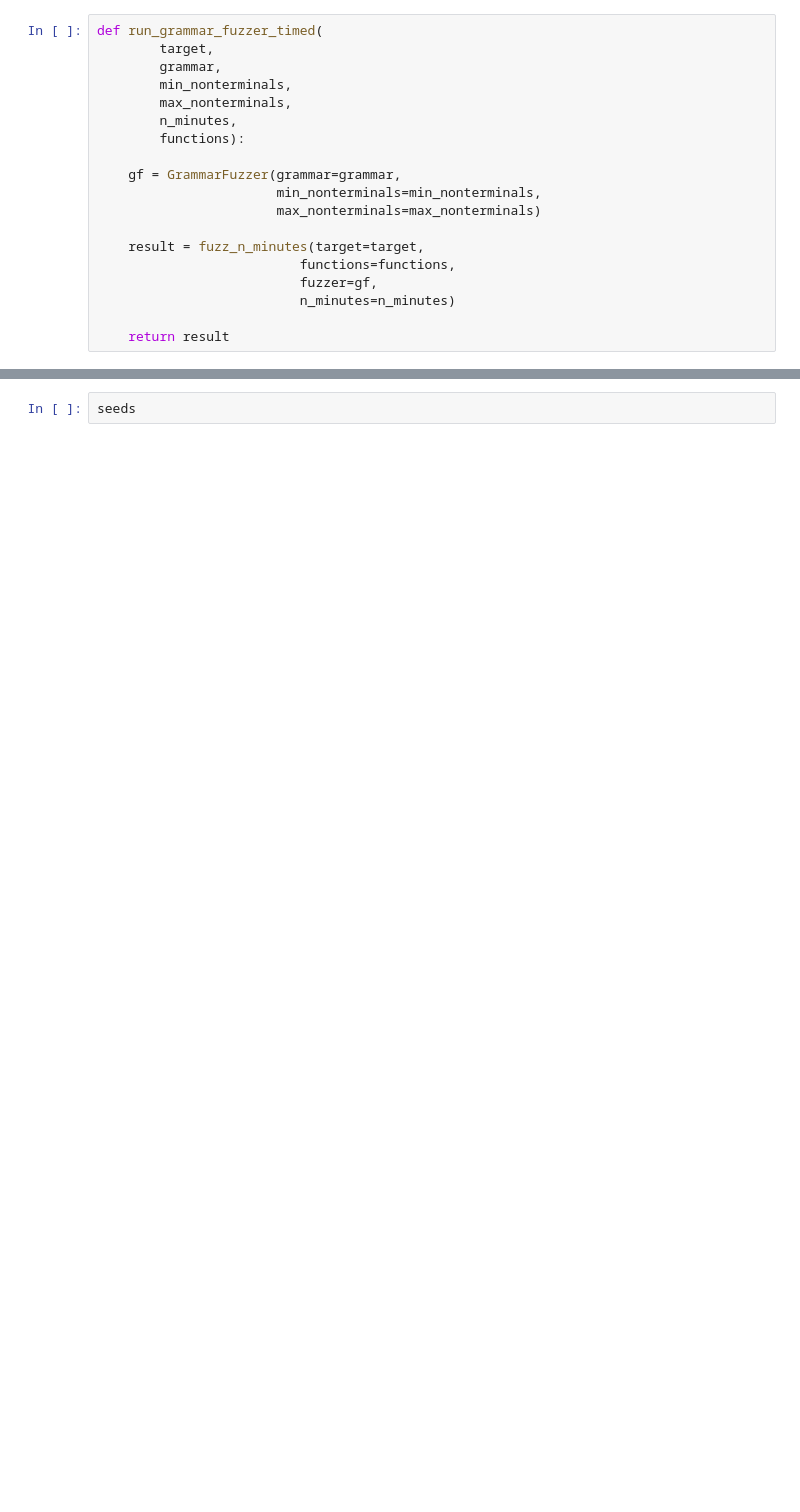
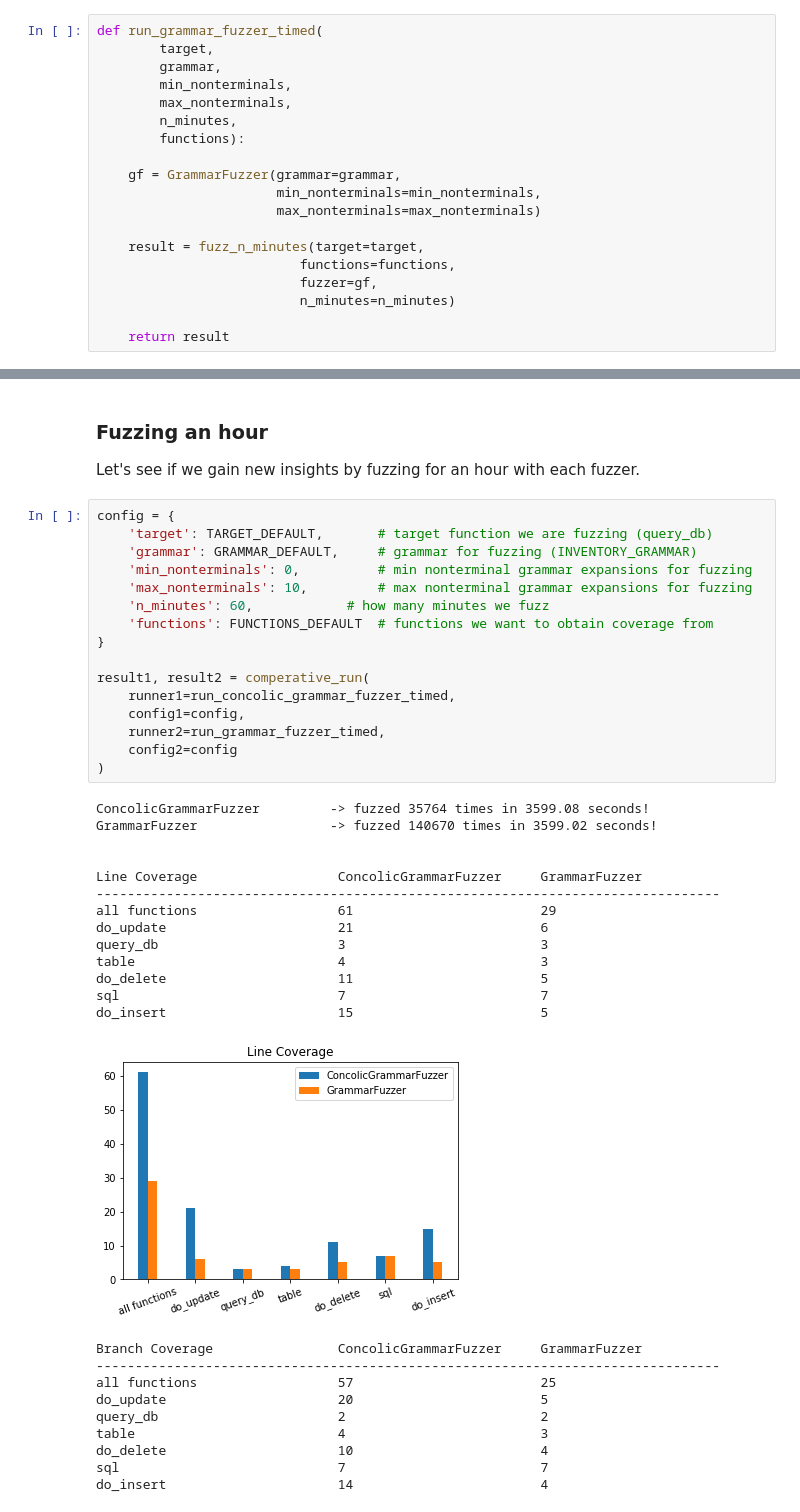
Before and after one commit to morellic/fuzzingbook, a Jupyter notebook: notebooks/Evaluation_ConcolicGrammarFuzzer.ipynb, the cells around one changed output, grey strips where cells are left out. Cells and saved outputs as stored; diff of their text form; blank space fills up the shorter version.

```diff
--- a/notebooks/Evaluation_ConcolicGrammarFuzzer.ipynb
+++ b/notebooks/Evaluation_ConcolicGrammarFuzzer.ipynb
@@ -1026,2 +916,44 @@ Elapsed Time (s)               ConcolicGrammarFuzzer     GrammarFuzzer
-# %%
-seeds
+# %% [markdown]
+### Fuzzing an hour
+
+Let's see if we gain new insights by fuzzing for an hour with each fuzzer.
+# %%
+config = {
+    'target': TARGET_DEFAULT,       # target function we are fuzzing (query_db)
+    'grammar': GRAMMAR_DEFAULT,     # grammar for fuzzing (INVENTORY_GRAMMAR)
+    'min_nonterminals': 0,          # min nonterminal grammar expansions for fuzzing
+    'max_nonterminals': 10,         # max nonterminal grammar expansions for fuzzing
+    'n_minutes': 60,            # how many minutes we fuzz
+    'functions': FUNCTIONS_DEFAULT  # functions we want to obtain coverage from
+}
+
+result1, result2 = comperative_run(
+    runner1=run_concolic_grammar_fuzzer_timed,
+    config1=config,
+    runner2=run_grammar_fuzzer_timed,
+    config2=config
+)
+# %% [output]
+ConcolicGrammarFuzzer         -> fuzzed 35764 times in 3599.08 seconds!
+GrammarFuzzer                 -> fuzzed 140670 times in 3599.02 seconds!
+
+
+Line Coverage                  ConcolicGrammarFuzzer     GrammarFuzzer
+--------------------------------------------------------------------------------
+all functions                  61                        29
+do_update                      21                        6
+query_db                       3                         3
+table                          4                         3
+do_delete                      11                        5
+sql                            7                         7
+do_insert                      15                        5
+[figure, added]
+Branch Coverage                ConcolicGrammarFuzzer     GrammarFuzzer
+--------------------------------------------------------------------------------
+all functions                  57                        25
+do_update                      20                        5
+query_db                       2                         2
+table                          4                         3
+do_delete                      10                        4
+sql                            7                         7
+do_insert                      14                        4
```
Also changed, not shown: parts of 43 cells of this notebook.
